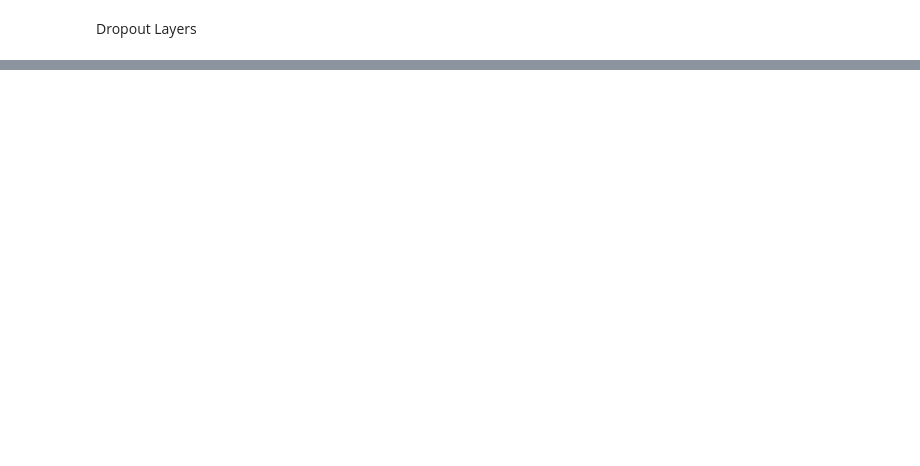
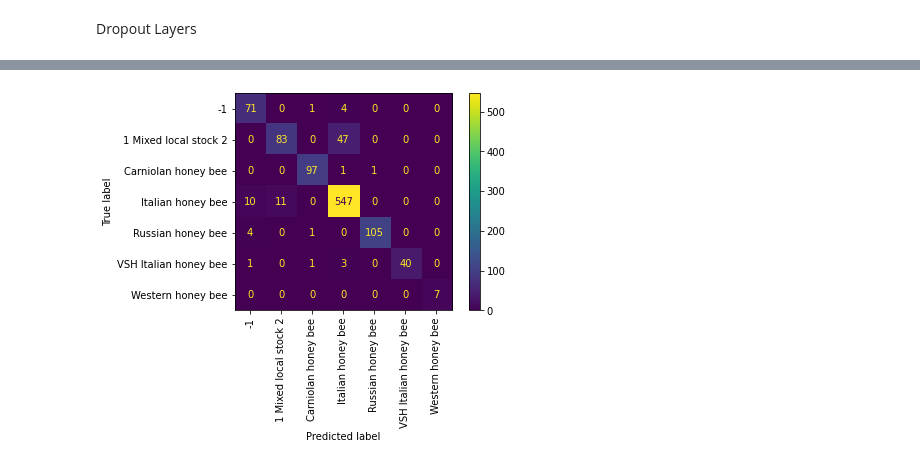
Before and after one commit to adi-vijay/Capstone, a Jupyter notebook: bee_cnn_subspecies.ipynb, the cells around one changed output, grey strips where cells are left out. Saved outputs shown, nothing was run; the diff lists cells and outputs as text; code cells hidden in the pictures; blank space fills up the shorter version.

```diff
--- a/bee_cnn_subspecies.ipynb
+++ b/bee_cnn_subspecies.ipynb
@@ -585,0 +587,2 @@ plot_acc_and_loss(train_model_lr)
+# %%
+test_preds = model_lr.predict(X_test)
@@ -585,0 +591,3 @@ plot_acc_and_loss(train_model_lr)
+# %%
+test_preds = np.argmax(test_preds, axis = 1)
+test_true = np.argmax(y_test.values, axis = 1)
@@ -585,0 +612,7 @@ plot_acc_and_loss(train_model_lr)
+# %%
+metrics.ConfusionMatrixDisplay.from_predictions(test_preds,
+                                        test_true,
+                                        display_labels = list(y_test.columns),
+                                        xticks_rotation = 'vertical');
+# %% [output]
+[figure, added]
```
Also changed, not shown: parts of 18 cells of this notebook.
